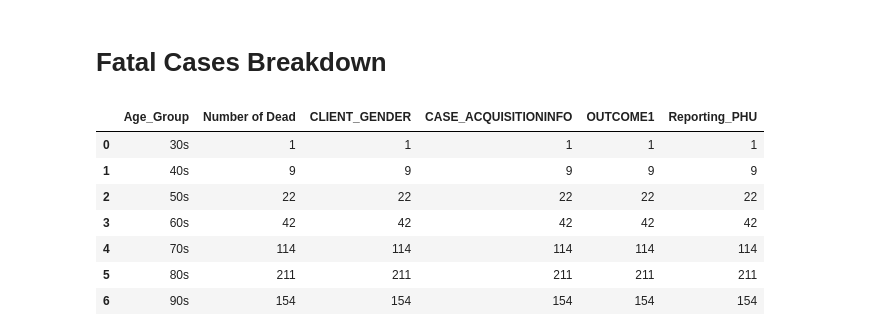
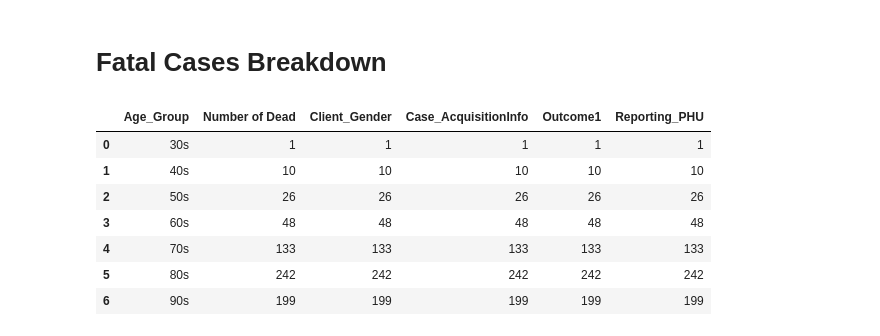
Before and after one commit to minix1234/minix1234.github.io, a Jupyter notebook: pelican/notebooks/Ontario.ipynb, the cells around one changed output. Cells and saved outputs as stored; diff of their text form; code cells hidden in the pictures.

Commit message:
manual update, ontario.py fixes for OUTCOME1 to Outcome1 and other caps changes

```diff
--- a/pelican/notebooks/Ontario.ipynb
+++ b/pelican/notebooks/Ontario.ipynb
@@ -241,19 +242,19 @@ fig.write_html("Ontariobar.html")
 # %% [markdown]
 # Fatal Cases Breakdown
 # %%
-dffatal = dfcases[dfcases['OUTCOME1'] == 'Fatal'].groupby(['Age_Group']).count()
-dffatal = dffatal.rename(columns={'ROW_ID': 'Number of Dead'})
+dffatal = dfcases[dfcases['Outcome1'] == 'Fatal'].groupby(['Age_Group']).count()
+dffatal = dffatal.rename(columns={'Row_ID': 'Number of Dead'})
 dffatal = dffatal.reset_index()
 dffatal
 # %% [output]
-|  | Age_Group | Number of Dead | CLIENT_GENDER | CASE_ACQUISITIONINFO | OUTCOME1 | Reporting_PHU |
+|  | Age_Group | Number of Dead | Client_Gender | Case_AcquisitionInfo | Outcome1 | Reporting_PHU |
 | 0 | 30s | 1 | 1 | 1 | 1 | 1 |
-| 1 | 40s | 9 | 9 | 9 | 9 | 9 |
-| 2 | 50s | 22 | 22 | 22 | 22 | 22 |
-| 3 | 60s | 42 | 42 | 42 | 42 | 42 |
-| 4 | 70s | 114 | 114 | 114 | 114 | 114 |
-| 5 | 80s | 211 | 211 | 211 | 211 | 211 |
-| 6 | 90s | 154 | 154 | 154 | 154 | 154 |
+| 1 | 40s | 10 | 10 | 10 | 10 | 10 |
+| 2 | 50s | 26 | 26 | 26 | 26 | 26 |
+| 3 | 60s | 48 | 48 | 48 | 48 | 48 |
+| 4 | 70s | 133 | 133 | 133 | 133 | 133 |
+| 5 | 80s | 242 | 242 | 242 | 242 | 242 |
+| 6 | 90s | 199 | 199 | 199 | 199 | 199 |
 # %%
 
 figpie = px.pie(dffatal, values='Number of Dead', names='Age_Group', title='')
```
Also changed, not shown: parts of 8 cells of this notebook, 16 other files.
